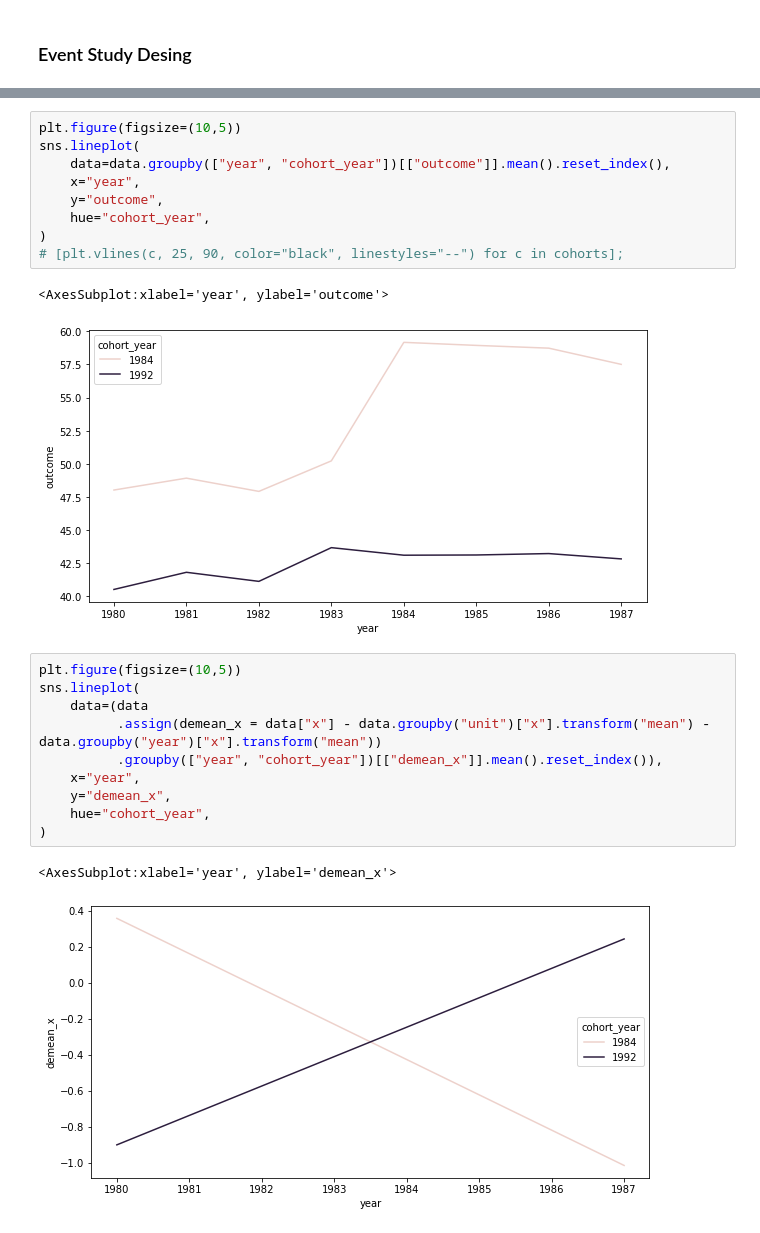
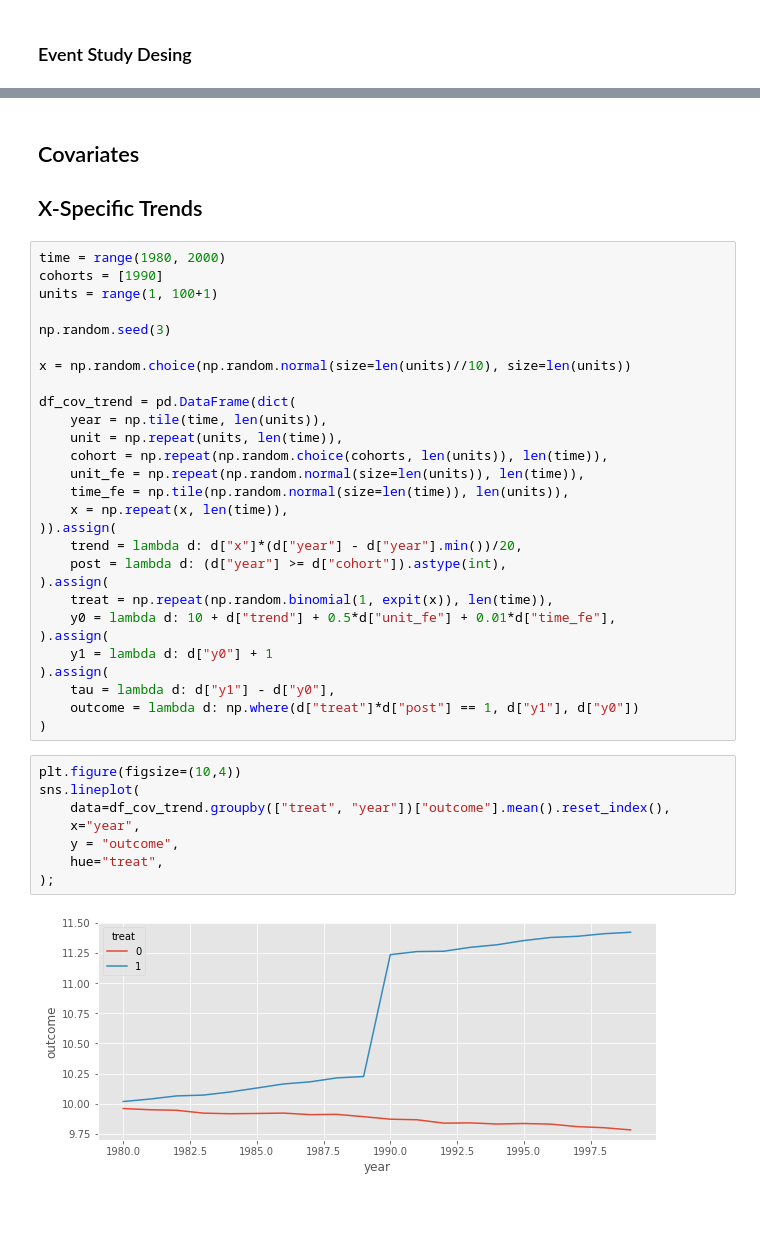
Before and after one commit to matheusfacure/python-causality-handbook, a Jupyter notebook: causal-inference-for-the-brave-and-true/Diff-in-Diff-Death-and-Rebirth.ipynb, the cells around one changed output, grey strips where cells are left out. Saved outputs shown, nothing was run; the diff lists cells and outputs as text.

```diff
--- a/causal-inference-for-the-brave-and-true/Diff-in-Diff-Death-and-Rebirth.ipynb
+++ b/causal-inference-for-the-brave-and-true/Diff-in-Diff-Death-and-Rebirth.ipynb
@@ -441,25 +162,42 @@ data.head(10)
+# %% [markdown]
+## Covariates
+
+## X-Specific Trends
+# %%
+time = range(1980, 2000)
+cohorts = [1990]
+units = range(1, 100+1)
+
+np.random.seed(3)
+
+x = np.random.choice(np.random.normal(size=len(units)//10), size=len(units))
+
+df_cov_trend = pd.DataFrame(dict(
+    year = np.tile(time, len(units)),
+    unit = np.repeat(units, len(time)),
+    cohort = np.repeat(np.random.choice(cohorts, len(units)), len(time)),
+    unit_fe = np.repeat(np.random.normal(size=len(units)), len(time)),
+    time_fe = np.tile(np.random.normal(size=len(time)), len(units)),
+    x = np.repeat(x, len(time)),
+)).assign(
+    trend = lambda d: d["x"]*(d["year"] - d["year"].min())/20,
+    post = lambda d: (d["year"] >= d["cohort"]).astype(int),
+).assign(
+    treat = np.repeat(np.random.binomial(1, expit(x)), len(time)),
+    y0 = lambda d: 10 + d["trend"] + 0.5*d["unit_fe"] + 0.01*d["time_fe"],
+).assign(
+    y1 = lambda d: d["y0"] + 1
+).assign(
+    tau = lambda d: d["y1"] - d["y0"],
+    outcome = lambda d: np.where(d["treat"]*d["post"] == 1, d["y1"], d["y0"])
+)
 # %%
-plt.figure(figsize=(10,5))
+plt.figure(figsize=(10,4))
 sns.lineplot(
-    data=data.groupby(["year", "cohort_year"])[["outcome"]].mean().reset_index(),
+    data=df_cov_trend.groupby(["treat", "year"])["outcome"].mean().reset_index(),
     x="year",
-    y="outcome",
-    hue="cohort_year",
-)
-# [plt.vlines(c, 25, 90, color="black", linestyles="--") for c in cohorts];
+    y = "outcome",
+    hue="treat",
+);
 # %% [output]
-<AxesSubplot:xlabel='year', ylabel='outcome'>
-[figure, old version]
+[figure, new version]
-# %%
-plt.figure(figsize=(10,5))
-sns.lineplot(
-    data=(data
-          .assign(demean_x = data["x"] - data.groupby("unit")["x"].transform("mean") - data.groupby("year")["x"].transform("mean"))
-          .groupby(["year", "cohort_year"])[["demean_x"]].mean().reset_index()),
-    x="year",
-    y="demean_x",
-    hue="cohort_year",
-)
-# %% [output]
-<AxesSubplot:xlabel='year', ylabel='demean_x'>
-[figure, removed]
```
Also changed, not shown: parts of 47 cells of this notebook, 3 other files.
